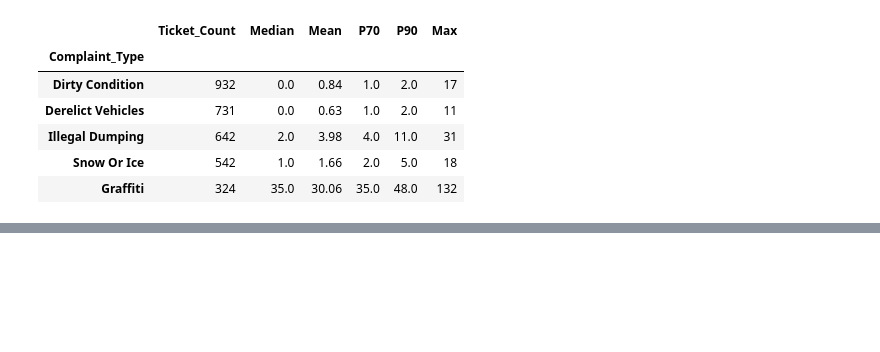
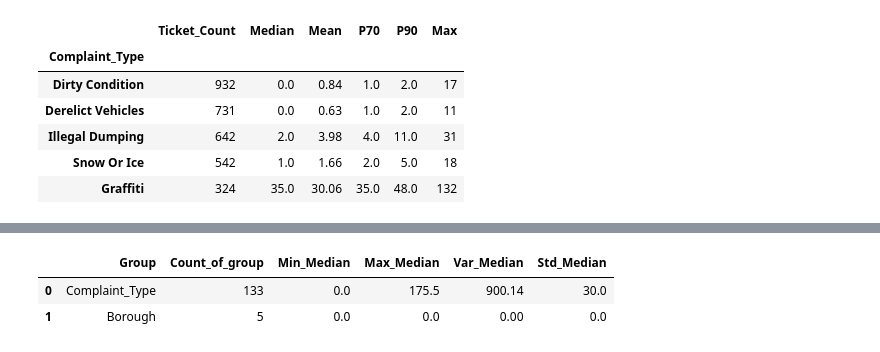
Before and after one commit to JunayedMh/nyc-311-resolution-time-analysis, a Jupyter notebook: notebook/EDA.ipynb, the cells around one changed output, grey strips where cells are left out. Cells and saved outputs as stored; diff of their text form; code cells hidden in the pictures; blank space fills up the shorter version.

```diff
--- a/notebook/EDA.ipynb
+++ b/notebook/EDA.ipynb
@@ -1061,3 +1061,6 @@ agency_vs_complaints.loc["DSNY"].sort_values(by="Ticket_Count", ascending=False)
 | Illegal Dumping | 642 | 2.0 | 3.98 | 4.0 | 11.0 | 31 |
 | Snow Or Ice | 542 | 1.0 | 1.66 | 2.0 | 5.0 | 18 |
 | Graffiti | 324 | 35.0 | 30.06 | 35.0 | 48.0 | 132 |
+# %%
+complaints_median = df.groupby("Complaint_Type")["Resolution_Days"].median()
+borough_median = df.groupby("Borough")["Resolution_Days"].median()
@@ -1063,0 +1089,15 @@ agency_vs_complaints.loc["DSNY"].sort_values(by="Ticket_Count", ascending=False)
+# %%
+comparision_df = pd.DataFrame({
+    "Group": ["Complaint_Type", "Borough"],
+    "Count_of_group": [len(complaints_median), len(borough_median)],
+    "Min_Median": [complaints_median.min(), borough_median.min()],
+    "Max_Median": [complaints_median.max(), borough_median.max()],
+    "Var_Median": [complaints_median.var(), borough_median.var()],
+    "Std_Median": [complaints_median.std(), borough_median.std()]
+}).round(2)
+
+comparision_df
+# %% [output]
+|  | Group | Count_of_group | Min_Median | Max_Median | Var_Median | Std_Median |
+| 0 | Complaint_Type | 133 | 0.0 | 175.5 | 900.14 | 30.0 |
+| 1 | Borough | 5 | 0.0 | 0.0 | 0.00 | 0.0 |
```
Also changed, not shown: parts of 7 cells of this notebook, 1 other file.
